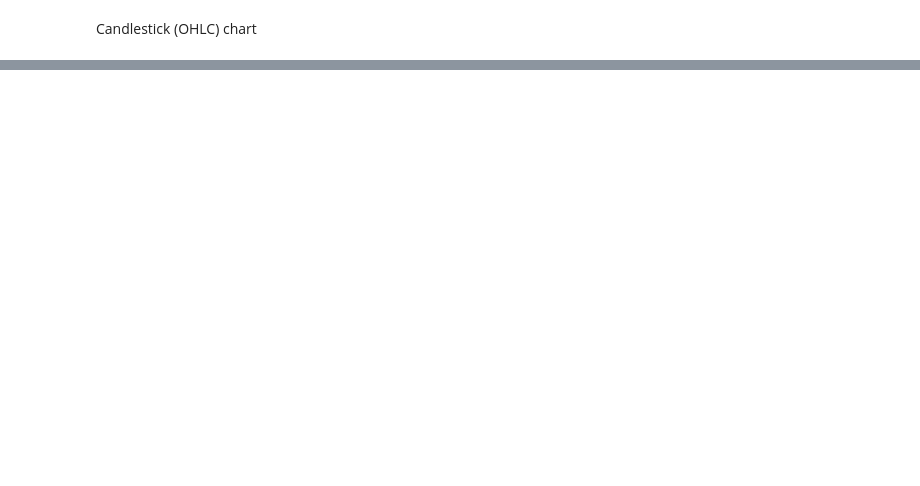
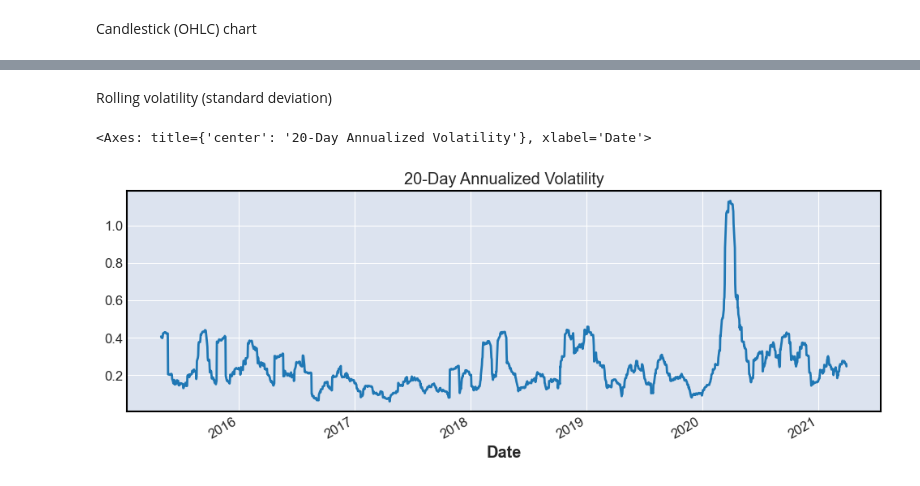
Before and after one commit to johnpospisil/Microsoft-Stock, a Jupyter notebook: microsoft-stock-time-series-analysis.ipynb, the cells around one changed output, grey strips where cells are left out. Cells and saved outputs as stored; diff of their text form; code cells hidden in the pictures; blank space fills up the shorter version.

```diff
--- a/microsoft-stock-time-series-analysis.ipynb
+++ b/microsoft-stock-time-series-analysis.ipynb
@@ -85,0 +105,8 @@ ModuleNotFoundError: No module named 'mplfinance'
+# %% [markdown]
+Rolling volatility (standard deviation)
+# %%
+df['Vol20'] = df['Ret'].rolling(20).std() * np.sqrt(252)
+df['Vol20'].plot(figsize=(12,4), title="20-Day Annualized Volatility")
+# %% [output]
+<Axes: title={'center': '20-Day Annualized Volatility'}, xlabel='Date'>
+[figure, added]
```
Also changed, not shown: parts of 19 cells of this notebook, 1 other file.
